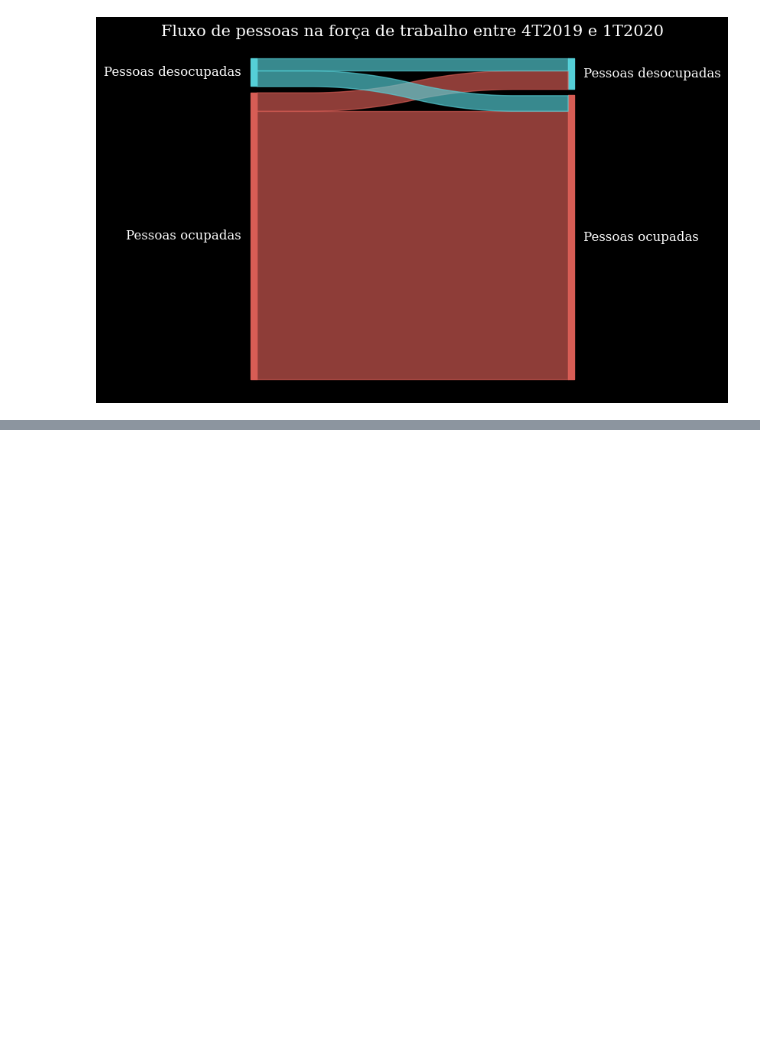
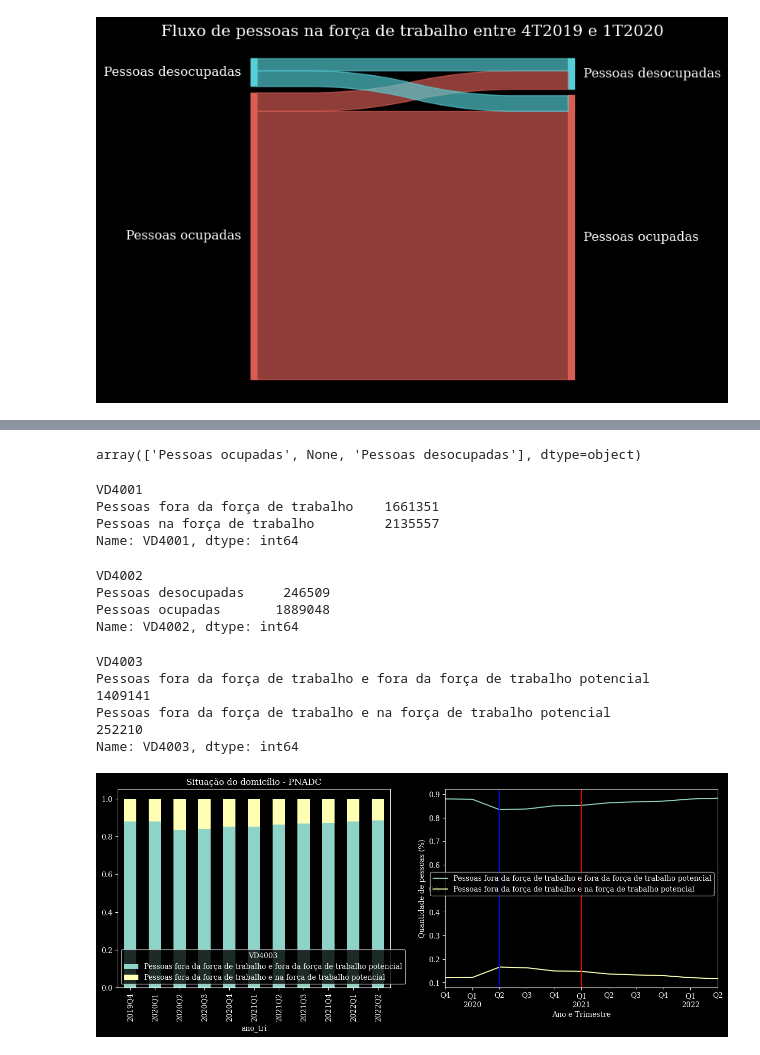
Before and after one commit to msbrasil/Mercado-de-Trabalho-Remoto, a Jupyter notebook: Desemprego.ipynb, the cells around one changed output, grey strips where cells are left out. Saved outputs shown, nothing was run; the diff lists cells and outputs as text; code cells hidden in the pictures; blank space fills up the shorter version.

```diff
--- a/Desemprego.ipynb
+++ b/Desemprego.ipynb
@@ -97,10 +98,6 @@ for ano in range(2019, 2023):
 2021 4
 2022 1
 2022 2
-# %%
-#Renomear colunas para não ter conflito no merge
-pnad_2019_4.rename({'VD4004A':'VD4004'}, inplace=True)
-pnad_2021_4.rename({'VD4004A':'VD4004'}, inplace=True)
 # %%
 #Concatena todos os dataframes de cada ano e trimestre em uma unica tabela.
 
@@ -192,8 +143,8 @@ pnadc_completa = pd.DataFrame({
     'VD4001': pnadc_completa['VD4001'],
     'VD4002': pnadc_completa['VD4002'],
     'VD4003': pnadc_completa['VD4003'],
-    'VD4004': pnadc_completa['VD4004'],
-    'S01021': pnadc_completa['S01021'],
+    'VD4004A': pnadc_completa['VD4004A'],
+    'VD4005': pnadc_completa['VD4005'],
     #Expansão
     'V1028': pnadc_completa['V1028'],
     'V1029': pnadc_completa['V1029'],
@@ -201,3 +152,6 @@ pnadc_completa = pd.DataFrame({
     'posest': pnadc_completa['posest'],
     'posest_sxi': pnadc_completa['posest_sxi']
     })
+
+#Reverte alteração da coluna V2007 para os rótulos anteiores
+pnadc_completa['V2007'] = pnadc_completa['V2007'].apply(lambda x: 'Homem' if x == 0 else 'Mulher')
@@ -296,17 +158,3 @@ for ano in range(2019, 2023):
-# %%
-#Concatena todos os dataframes de cada ano e trimestre em uma unica tabela.
-
-pnadc_completa = pd.concat([pnad_2019_4_id_sit,
-                            pnad_2020_1_id_sit,
-                            pnad_2020_2_id_sit,
-                            pnad_2020_3_id_sit,
-                            pnad_2020_4_id_sit,
-                            pnad_2021_1_id_sit,
-                            pnad_2021_2_id_sit,
-                            pnad_2021_3_id_sit,
-                            pnad_2021_4_id_sit,
-                            pnad_2022_1_id_sit,
-                            pnad_2022_2_id_sit])
 # %%
 # Ordernação da série histórica por ano e trimestre.
 pnadc_completa.sort_values(by=['Ano', 'Trimestre'], inplace=True)
@@ -379,0 +228,47 @@ situacao.reset_index(inplace=True)
+# %%
+pnadc_completa['VD4002'].unique()
+# %% [output]
+array(['Pessoas ocupadas', None, 'Pessoas desocupadas'], dtype=object)
+# %%
+pnadc_completa.groupby(['VD4001'])['VD4001'].count()
+# %% [output]
+VD4001
+Pessoas fora da força de trabalho    1661351
+Pessoas na força de trabalho         2135557
+Name: VD4001, dtype: int64
+# %%
+pnadc_completa.groupby(['VD4002'])['VD4002'].count()
+# %% [output]
+VD4002
+Pessoas desocupadas     246509
+Pessoas ocupadas       1889048
+Name: VD4002, dtype: int64
+# %%
+pnadc_completa.groupby(['VD4003'])['VD4003'].count()
+# %% [output]
+VD4003
+Pessoas fora da força de trabalho e fora da força de trabalho potencial    1409141
+Pessoas fora da força de trabalho e na força de trabalho potencial          252210
+Name: VD4003, dtype: int64
+# %%
+forca_potencial_expandida = pd.crosstab(index=pnadc_completa['ano_tri'],
+                            columns=pnadc_completa['VD4003'],
+                            values=(pnadc_completa['V1029']*pnadc_completa['posest'])/pnadc_completa['V1029'],
+                            aggfunc='sum',
+                            normalize='index')
+
+fig, ax = plt.subplots(1, 2, figsize=(15,5))
+
+forca_potencial_expandida.plot(ax=ax[0], kind='bar', stacked=True, title='Situação do domicílio - PNADC')
+
+forca_potencial_expandida.plot(ax=ax[1])
+
+plt.legend(bbox_to_anchor=(1, 0.6), loc='upper right', prop={'size': 10})
+plt.axvline(x = '2020Q2', color = 'b', label = 'Início do Lockdown no Brasil')
+plt.axvline(x = '2021Q1', color = 'r', label = 'Início da vacinação no Brasil')
+plt.xlabel('Ano e Trimestre')
+plt.ylabel('Quantidade de pessoas (%)')
+
+plt.show()
+# %% [output]
+[figure, added]
```
Also changed, not shown: parts of 15 cells of this notebook, 2 other files.
